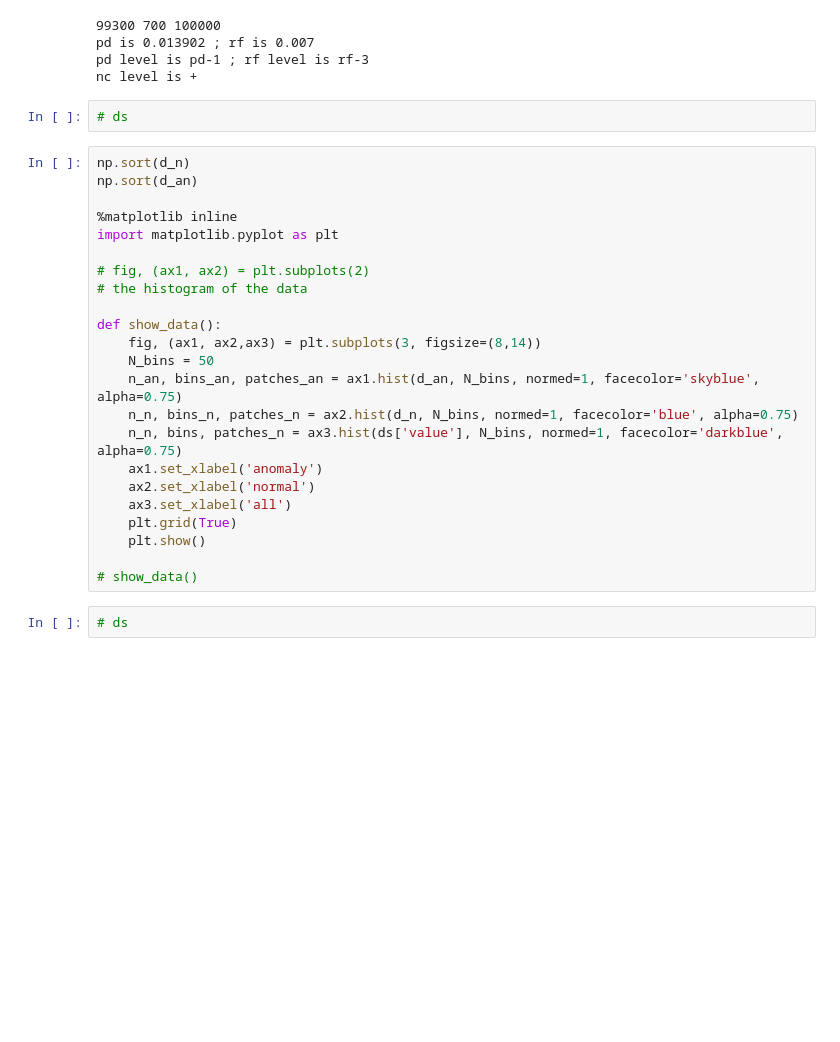
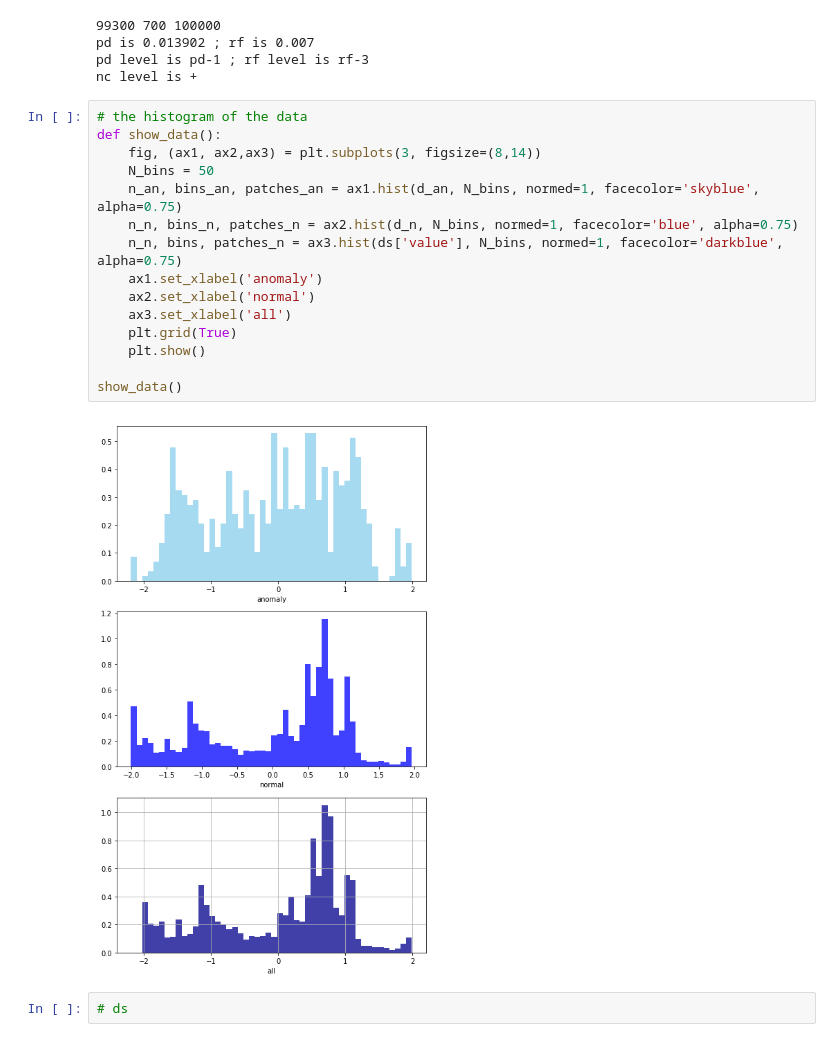
Before and after one commit to chengsoonong/eheye, a Jupyter notebook: QuantEst/anomaly_detection/AnomalyDetectionBaselines.ipynb, the cells around one changed output. Drawn from its saved outputs; the diff is of its cells as text; blank space fills up the shorter version.

```diff
--- a/QuantEst/anomaly_detection/AnomalyDetectionBaselines.ipynb
+++ b/QuantEst/anomaly_detection/AnomalyDetectionBaselines.ipynb
@@ -242,31 +243,23 @@ d_n, d_an, ds = generate_dataset(100000, 700)
 pd is 0.013902 ; rf is 0.007
 pd level is pd-1 ; rf level is rf-3
 nc level is +
-# %%
-# ds
 # %%
-np.sort(d_n)
-np.sort(d_an)
-
-%matplotlib inline
-import matplotlib.pyplot as plt
-
-# fig, (ax1, ax2) = plt.subplots(2)
 # the histogram of the data
-
 def show_data():
     fig, (ax1, ax2,ax3) = plt.subplots(3, figsize=(8,14))
     N_bins = 50
     n_an, bins_an, patches_an = ax1.hist(d_an, N_bins, normed=1, facecolor='skyblue', alpha=0.75)
     n_n, bins_n, patches_n = ax2.hist(d_n, N_bins, normed=1, facecolor='blue', alpha=0.75)
     n_n, bins, patches_n = ax3.hist(ds['value'], N_bins, normed=1, facecolor='darkblue', alpha=0.75)
     ax1.set_xlabel('anomaly')
     ax2.set_xlabel('normal')
     ax3.set_xlabel('all')
     plt.grid(True)
     plt.show()
 
-# show_data()
+show_data()
+# %% [output]
+[figure, added]
 # %%
 # ds
 # %% [markdown]
```
Also changed, not shown: parts of 11 cells of this notebook, 2 other files.
